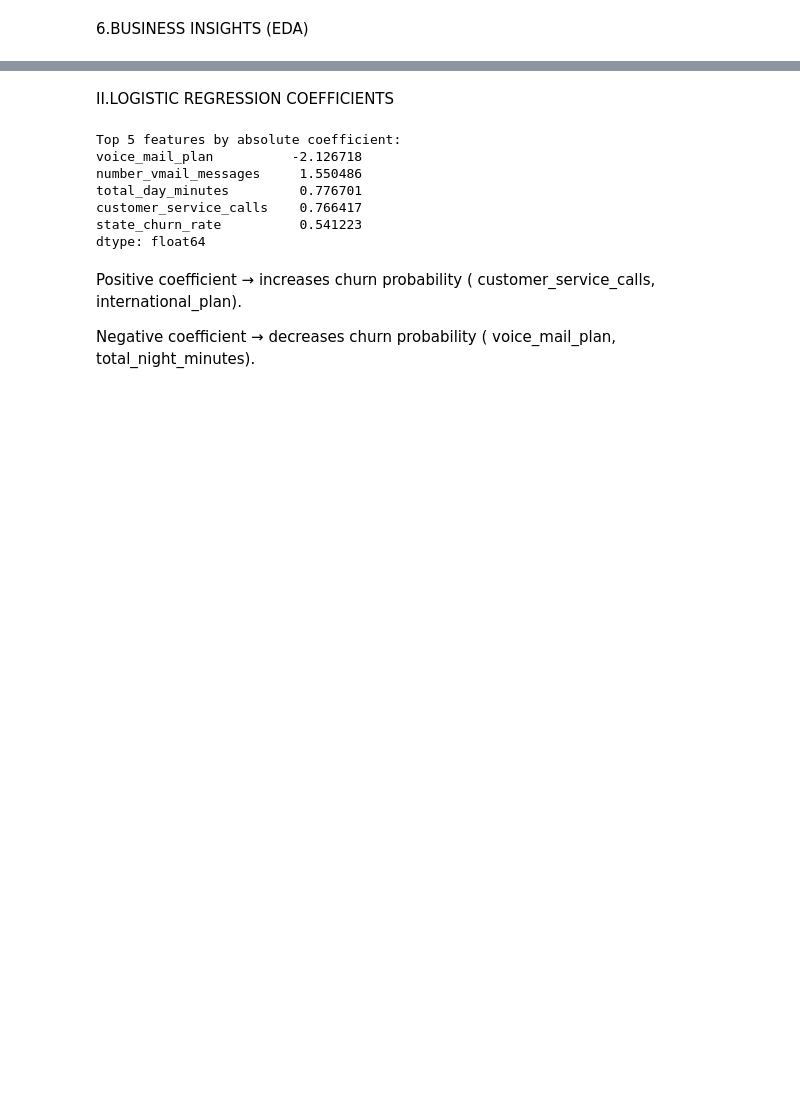
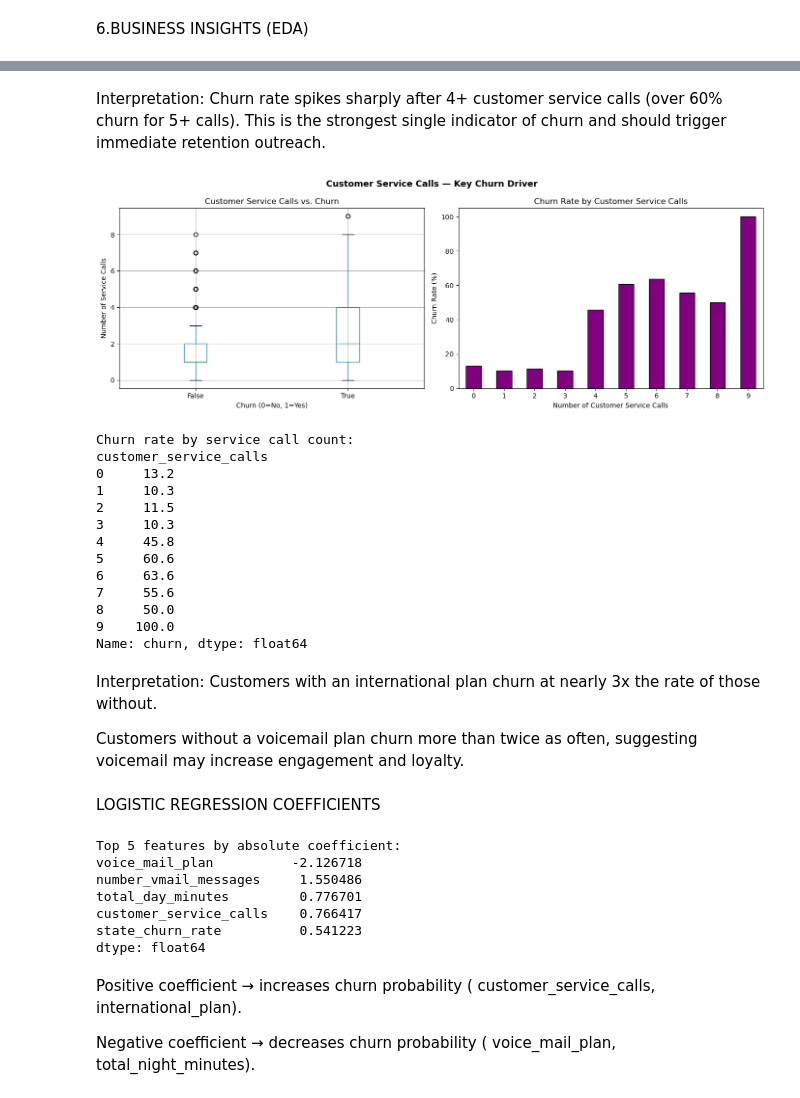
Before and after one commit to K-OK27/phase_3-project, a Jupyter notebook: churn.ipynb, the cells around one changed output, grey strips where cells are left out. Saved outputs shown, nothing was run; the diff lists cells and outputs as text; code cells hidden in the pictures; blank space fills up the shorter version.

```diff
--- a/churn.ipynb
+++ b/churn.ipynb
@@ -203,5 +339,51 @@ Else if voice_mail_plan = 0 and number_vmail_messages = 0 → higher churn risk.
+# %% [markdown]
+Interpretation:
+Churn rate spikes sharply after 4+ customer service calls (over 60% churn for 5+ calls). This is the strongest single indicator of churn and should trigger immediate retention outreach.
+# %%
+fig, axes = plt.subplots(1, 2, figsize=(14, 5))
+
+# Box plot
+df.boxplot(column='customer_service_calls', by='churn', ax=axes[0])
+axes[0].set_title('Customer Service Calls vs. Churn')
+axes[0].set_xlabel('Churn (0=No, 1=Yes)')
+axes[0].set_ylabel('Number of Service Calls')
+
+# Bar chart: churn rate by number of service calls
+churn_by_calls = df.groupby('customer_service_calls')['churn'].mean() * 100
+churn_by_calls.plot(kind='bar', ax=axes[1], color='purple', edgecolor='black')
+axes[1].set_title('Churn Rate by Customer Service Calls')
+axes[1].set_xlabel('Number of Customer Service Calls')
+axes[1].set_ylabel('Churn Rate (%)')
+axes[1].tick_params(axis='x', rotation=0)
+
+plt.suptitle('Customer Service Calls — Key Churn Driver', fontsize=13, fontweight='bold')
+plt.tight_layout()
+plt.show()
+
+print("Churn rate by service call count:")
+print(churn_by_calls.round(1))
+# %% [output]
+[figure, added]
+Churn rate by service call count:
+customer_service_calls
+0     13.2
+1     10.3
+2     11.5
+3     10.3
+4     45.8
+5     60.6
+6     63.6
+7     55.6
+8     50.0
+9    100.0
+Name: churn, dtype: float64
+# %% [markdown]
+Interpretation:
+Customers with an international plan churn at nearly 3x the rate of those without.
+
+Customers without a voicemail plan churn more than twice as often, suggesting voicemail may increase engagement and loyalty.
 # %% [markdown]
-II.LOGISTIC REGRESSION COEFFICIENTS
+LOGISTIC REGRESSION COEFFICIENTS
 # %%
 coeffs = pd.Series(lr.coef_[0], index=X.columns).sort_values(key=abs, ascending=False)
 print("Top 5 features by absolute coefficient:")
```
Also changed, not shown: parts of 20 cells of this notebook.
